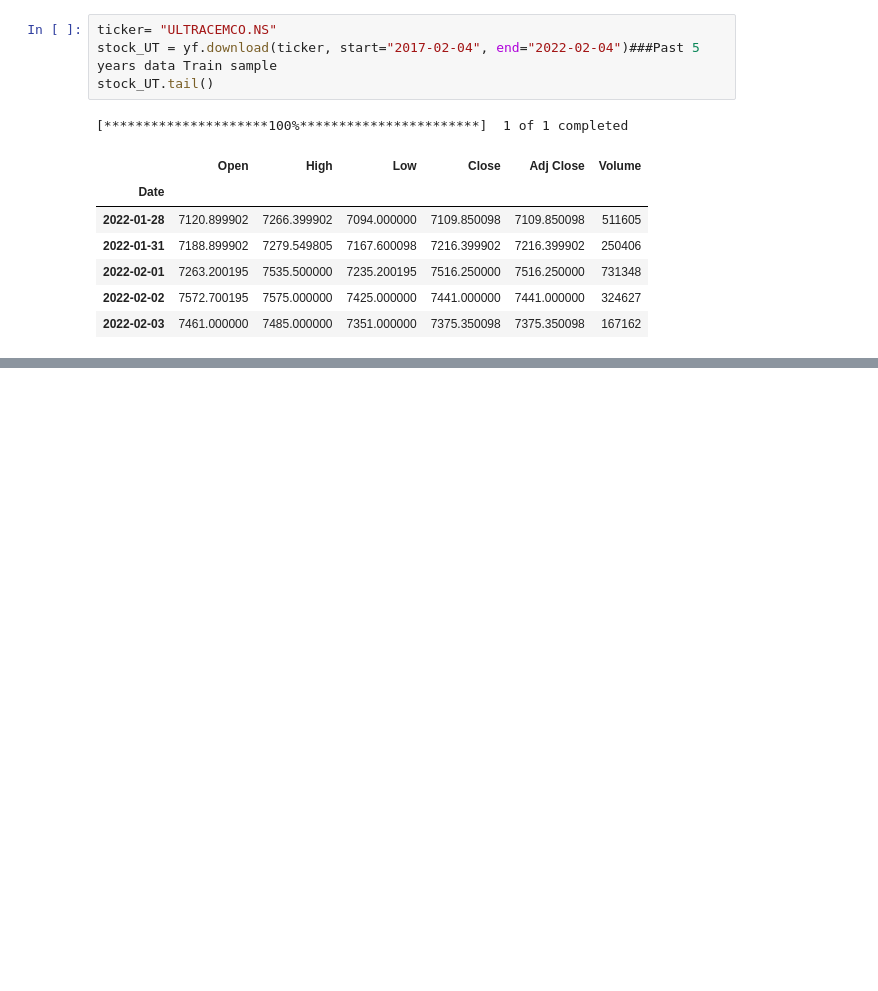
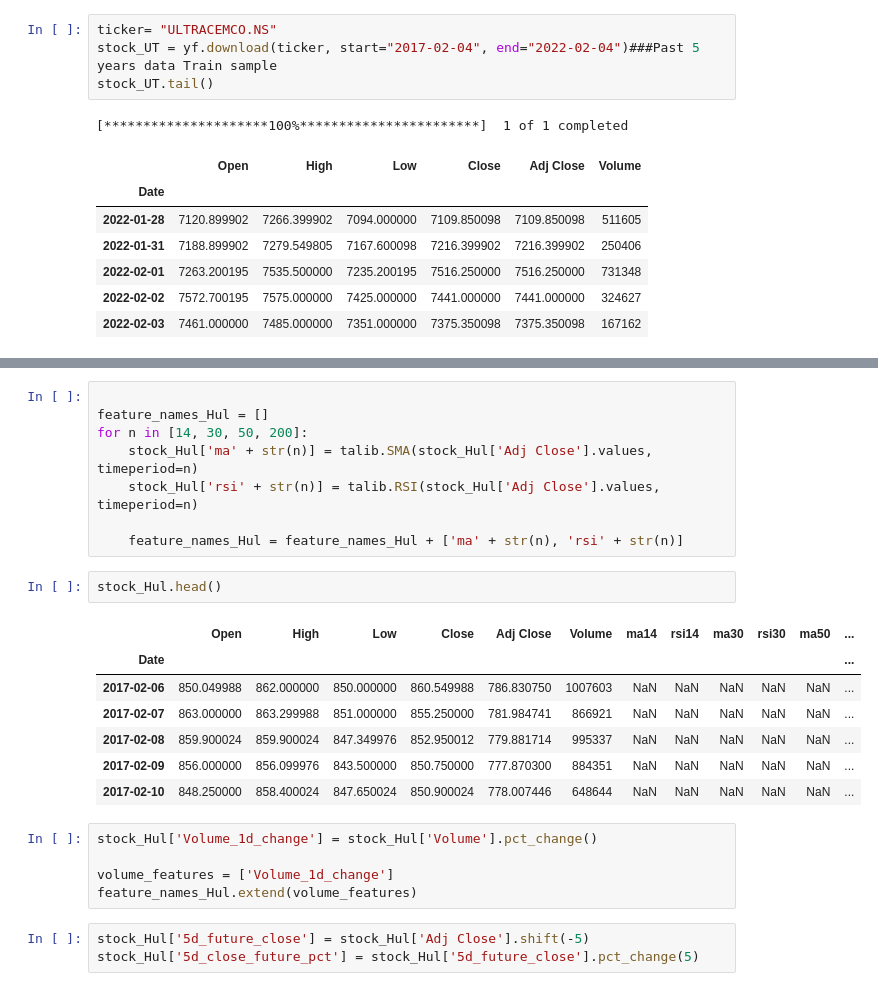
Before and after one commit to rajeev2712/repo1_gen, a Jupyter notebook: Random_Forest_Model.ipynb, the cells around one changed output, grey strips where cells are left out. Saved outputs shown, nothing was run; the diff lists cells and outputs as text; blank space fills up the shorter version.

```diff
--- a/Random_Forest_Model.ipynb
+++ b/Random_Forest_Model.ipynb
@@ -163,2 +192,28 @@ stock_Hul.tail()
 | 2022-02-02 | 2324.100098 | 2333.000000 | 2296.550049 | 2327.899902 | 2287.101807 | 1246111 |
 | 2022-02-03 | 2329.000000 | 2331.949951 | 2290.000000 | 2298.149902 | 2257.873291 | 1448039 |
+# %%
+
+feature_names_Hul = []
+for n in [14, 30, 50, 200]:
+    stock_Hul['ma' + str(n)] = talib.SMA(stock_Hul['Adj Close'].values, timeperiod=n)
+    stock_Hul['rsi' + str(n)] = talib.RSI(stock_Hul['Adj Close'].values, timeperiod=n)
+
+    feature_names_Hul = feature_names_Hul + ['ma' + str(n), 'rsi' + str(n)]
+# %%
+stock_Hul.head()
+# %% [output]
+|  | Open | High | Low | Close | Adj Close | Volume | ma14 | rsi14 | ma30 | rsi30 | ma50 | ... |
+| Date |  |  |  |  |  |  |  |  |  |  |  | ... |
+| 2017-02-06 | 850.049988 | 862.000000 | 850.000000 | 860.549988 | 786.830750 | 1007603 | NaN | NaN | NaN | NaN | NaN | ... |
+| 2017-02-07 | 863.000000 | 863.299988 | 851.000000 | 855.250000 | 781.984741 | 866921 | NaN | NaN | NaN | NaN | NaN | ... |
+| 2017-02-08 | 859.900024 | 859.900024 | 847.349976 | 852.950012 | 779.881714 | 995337 | NaN | NaN | NaN | NaN | NaN | ... |
+| 2017-02-09 | 856.000000 | 856.099976 | 843.500000 | 850.750000 | 777.870300 | 884351 | NaN | NaN | NaN | NaN | NaN | ... |
+| 2017-02-10 | 848.250000 | 858.400024 | 847.650024 | 850.900024 | 778.007446 | 648644 | NaN | NaN | NaN | NaN | NaN | ... |
+# %%
+stock_Hul['Volume_1d_change'] = stock_Hul['Volume'].pct_change()
+
+volume_features = ['Volume_1d_change']
+feature_names_Hul.extend(volume_features)
+# %%
+stock_Hul['5d_future_close'] = stock_Hul['Adj Close'].shift(-5)
+stock_Hul['5d_close_future_pct'] = stock_Hul['5d_future_close'].pct_change(5)
```
Also changed, not shown: parts of 14 cells of this notebook.
